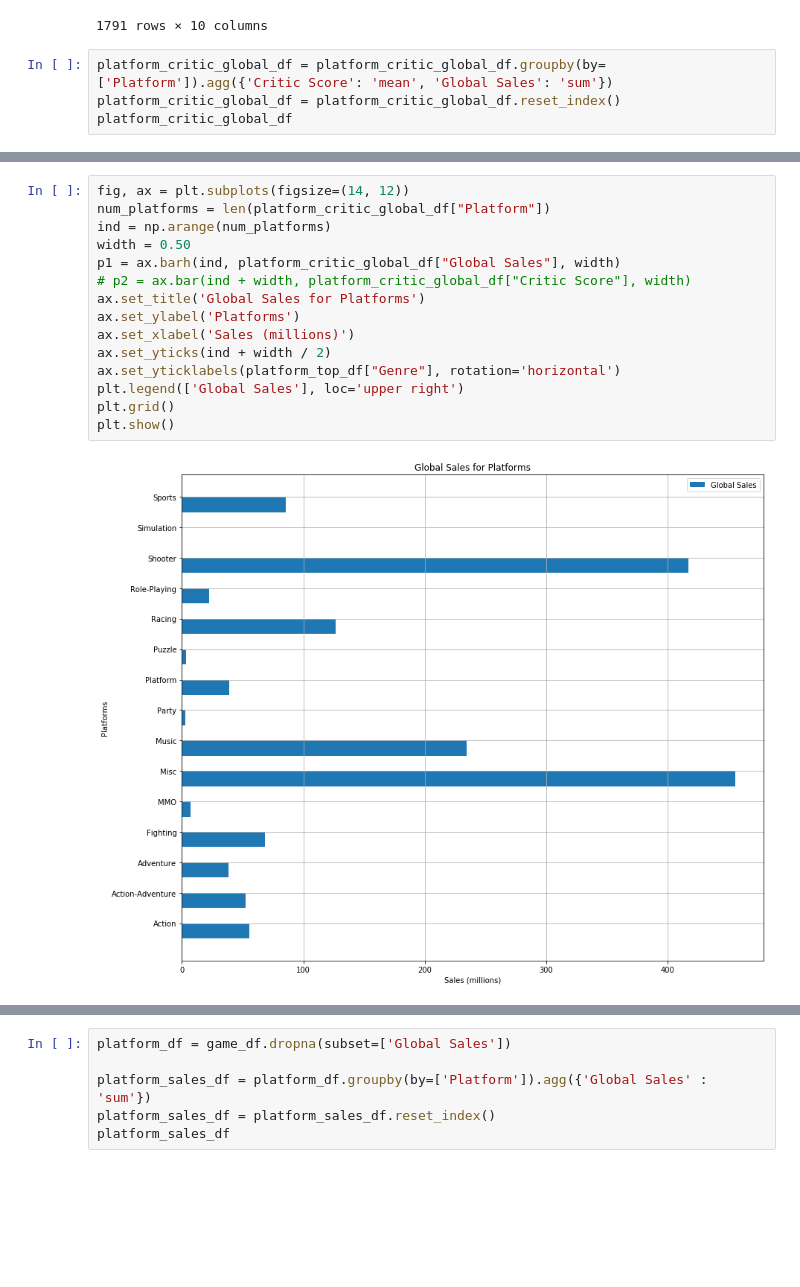
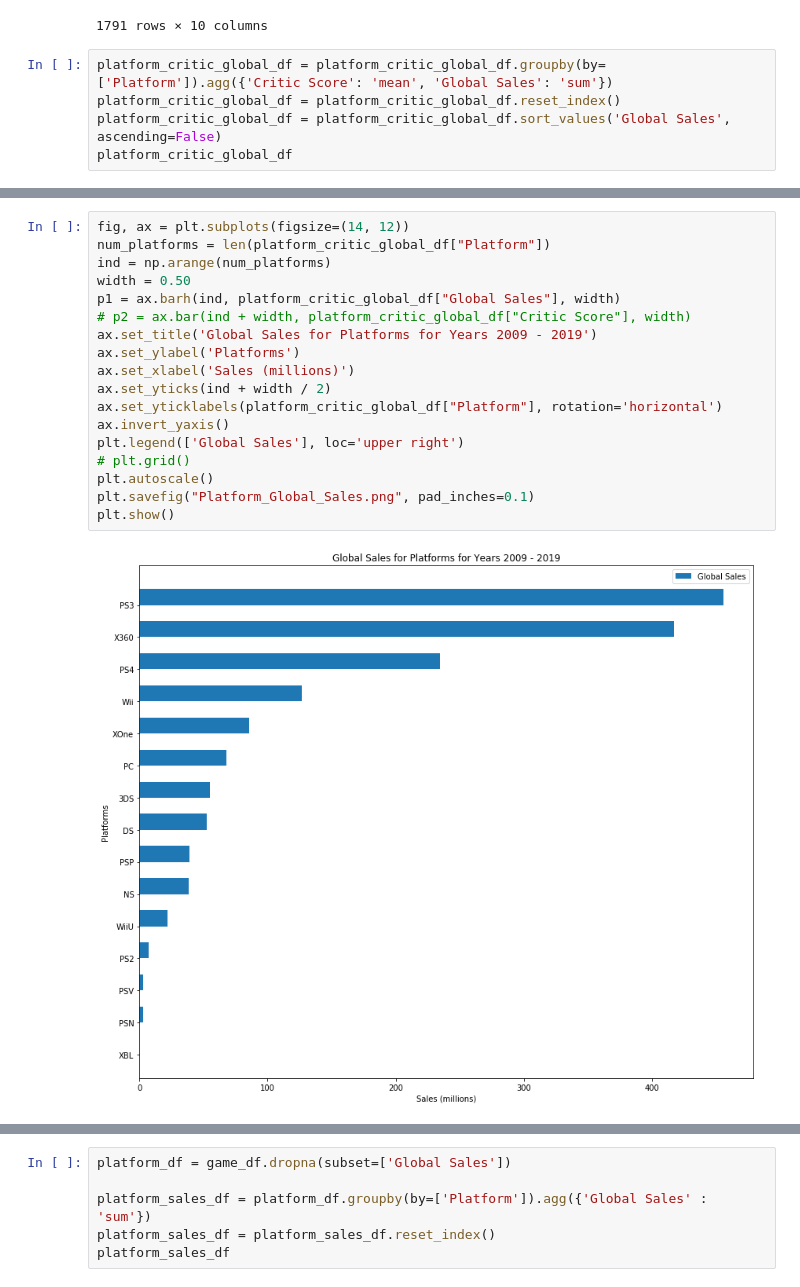
Before and after one commit to melaniefollett/project1, a Jupyter notebook: Jonathan_Project1.ipynb, the cells around one changed output, grey strips where cells are left out. Cells and saved outputs as stored; diff of their text form; blank space fills up the shorter version.

Commit message:
Updated visuals to print Pngs

```diff
--- a/Jonathan_Project1.ipynb
+++ b/Jonathan_Project1.ipynb
@@ -97,6 +97,7 @@ platform_critic_global_df
 # %%
 platform_critic_global_df = platform_critic_global_df.groupby(by=['Platform']).agg({'Critic Score': 'mean', 'Global Sales': 'sum'})
 platform_critic_global_df = platform_critic_global_df.reset_index()
+platform_critic_global_df = platform_critic_global_df.sort_values('Global Sales', ascending=False)
 platform_critic_global_df
 # %% [output]
 |  | Platform | Critic Score | Global Sales |
@@ -125,17 +126,20 @@ platform_critic_global_df.plot(kind='bar',x='Platform',y='Critic Score')
 # %%
 fig, ax = plt.subplots(figsize=(14, 12))
 num_platforms = len(platform_critic_global_df["Platform"])
 ind = np.arange(num_platforms)
 width = 0.50
 p1 = ax.barh(ind, platform_critic_global_df["Global Sales"], width)
 # p2 = ax.bar(ind + width, platform_critic_global_df["Critic Score"], width)
-ax.set_title('Global Sales for Platforms')
+ax.set_title('Global Sales for Platforms for Years 2009 - 2019')
 ax.set_ylabel('Platforms')
 ax.set_xlabel('Sales (millions)')
 ax.set_yticks(ind + width / 2)
-ax.set_yticklabels(platform_top_df["Genre"], rotation='horizontal')
+ax.set_yticklabels(platform_critic_global_df["Platform"], rotation='horizontal')
+ax.invert_yaxis()
 plt.legend(['Global Sales'], loc='upper right')
-plt.grid()
+# plt.grid()
+plt.autoscale()
+plt.savefig("Platform_Global_Sales.png", pad_inches=0.1)
 plt.show()
 # %% [output]
-[figure, old version]
+[figure, new version]
```
Also changed, not shown: parts of 5 cells of this notebook.
